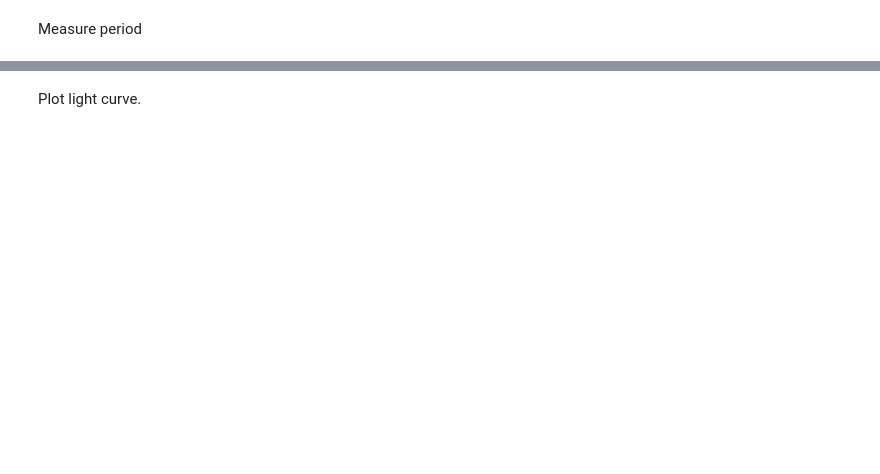
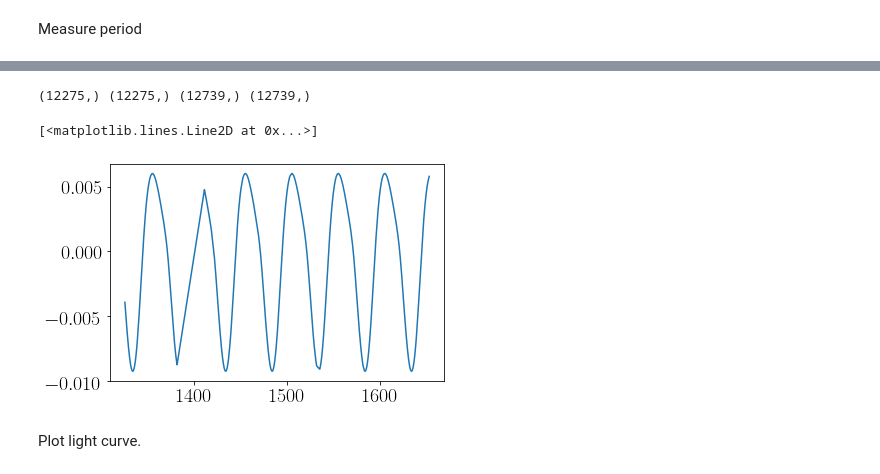
Before and after one commit to RuthAngus/TESS-rotation, a Jupyter notebook: code/notebooks/Injection_grid.ipynb, the cells around one changed output, grey strips where cells are left out. Drawn from its saved outputs; the diff is of its cells as text; code cells hidden in the pictures; blank space fills up the shorter version.

```diff
--- a/code/notebooks/Injection_grid.ipynb
+++ b/code/notebooks/Injection_grid.ipynb
@@ -274,3 +297,13 @@ print(ls_period)
+# %%
+print(np.shape(time), np.shape(flux), np.shape(itime), np.shape(isignal))
+# %% [output]
+(12275,) (12275,) (12739,) (12739,)
+# %%
+med = np.median(isignal)
+plt.plot(itime, isignal/med - 1)
+# %% [output]
+[<matplotlib.lines.Line2D at 0x...>]
+[figure, added]
 # %% [markdown]
 Plot light curve.
 # %%
```
Also changed, not shown: parts of 4 cells of this notebook.
